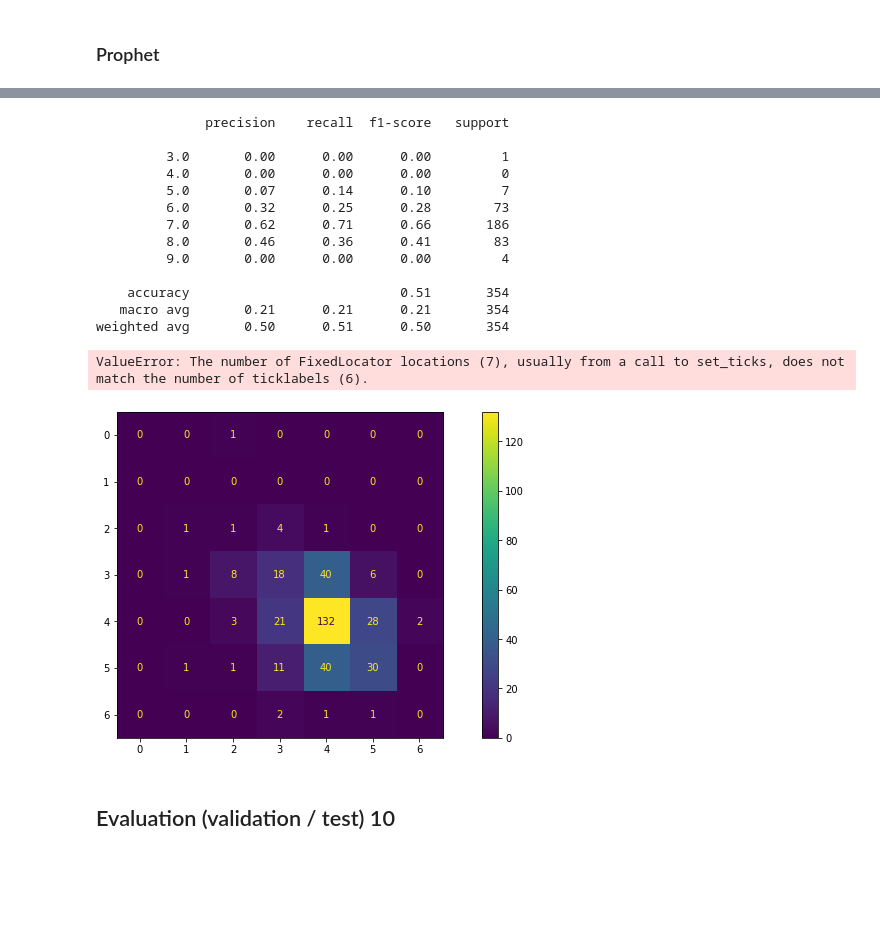
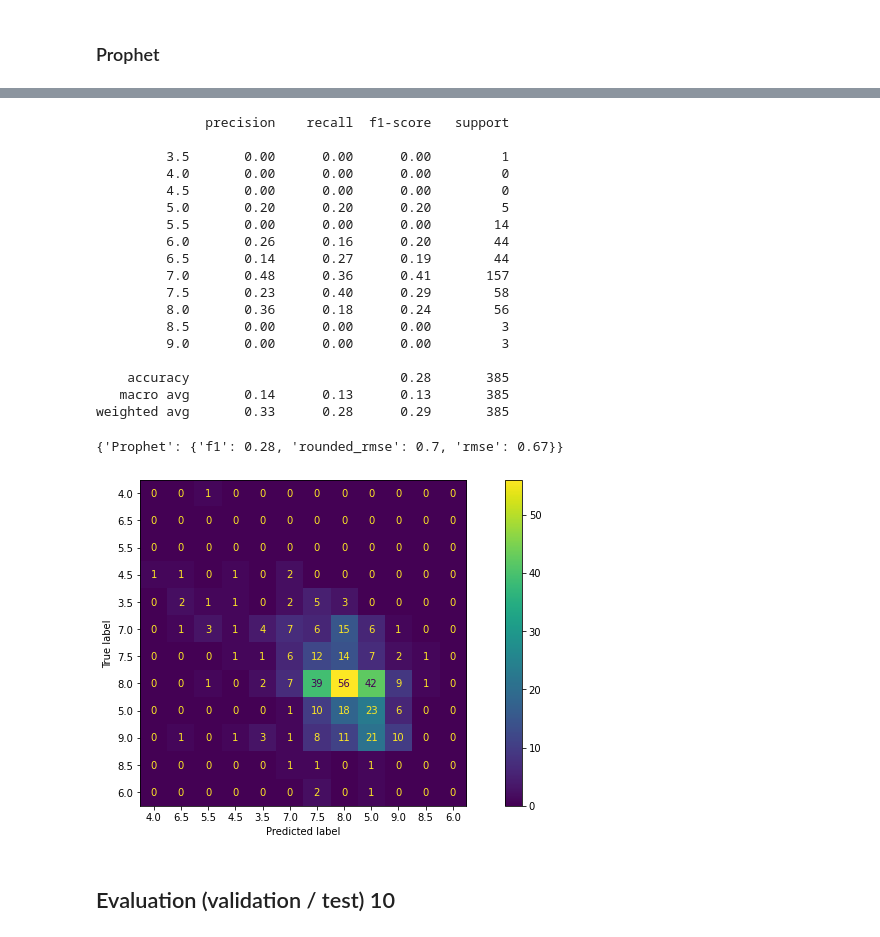
Before and after one commit to OlegBEZb/Data_Mining_assignment_1, a Jupyter notebook: Benchmarks and Feature Engineered models.ipynb, the cells around one changed output, grey strips where cells are left out. Cells and saved outputs as stored; diff of their text form; code cells hidden in the pictures; blank space fills up the shorter version.

Commit message:
updated for new eval func

```diff
--- a/Benchmarks and Feature Engineered models.ipynb
+++ b/Benchmarks and Feature Engineered models.ipynb
@@ -52,6 +36,13 @@ from sklearn.preprocessing import MinMaxScaler
 # df = pd.read_csv('data/mood.csv')
 # df['time'] = pd.to_datetime(df['time'])
 # df.head()
+# %%
+X_train = pd.read_csv('data/X_train.csv', index_col=0)
+X_train_minmax_scaled = pd.read_csv('data/X_train_minmax_scaled.csv', index_col=0)
+X_test = pd.read_csv('data/X_test.csv', index_col=0)
+X_test_minmax_scaled = pd.read_csv('data/X_test_minmax_scaled.csv', index_col=0)
+y_train = pd.read_csv('data/y_train.csv', index_col=0)
+y_test = pd.read_csv('data/y_test.csv', index_col=0)
 # %% [markdown]
 # Task 2
 # %% [markdown]
@@ -189,7 +150,7 @@ param_grid = {
 }
 
 clf = GridSearchCV(model, param_grid, refit=True)
-clf.fit(X_train_fb_scaled, y_train)
+clf.fit(X_train_minmax_scaled, y_train)
 print("Best score: " + str(clf.best_score_))
 print("Best params: " + str(clf.best_params_))
 model = clf.best_estimator_
@@ -480,11 +454,9 @@ Successfully installed deap-1.3.1 stopit-1.1.2 tpot-0.11.7 update-checker-0.18.0
 # %%
-X_train_fb['mood'] = X_train_fb['mood'].apply(lambda x: round(x))
-X_train_fb['prev_mood'] = X_train_fb['prev_mood'].apply(lambda x: round(x))
-y_train = y_train.round(0)
+X_train_minmax_scaled['mood'] = X_train_minmax_scaled['mood'].apply(lambda x: round(x))
+X_train_minmax_scaled['prev_mood'] = X_train_minmax_scaled['prev_mood'].apply(lambda x: round(x))
 
-X_test_fb['mood'] = X_test_fb['mood'].apply(lambda x: round(x))
-X_test_fb['prev_mood'] = X_test_fb['prev_mood'].apply(lambda x: round(x))
-y_test = y_test.round(0)
+X_test_minmax_scaled['mood'] = X_test_minmax_scaled['mood'].apply(lambda x: round(x))
+X_test_minmax_scaled['prev_mood'] = X_test_minmax_scaled['prev_mood'].apply(lambda x: round(x))
 # %%
 from tpot import TPOTClassifier
 
@@ -547,15 +515,19 @@ for participant in sorted(model_dict.keys()):
 # %% [markdown]
 ### Prophet
 # %%
+train = pd.read_csv('data/train.csv', index_col=0)
+test = pd.read_csv('data/test.csv', index_col=0)
+
+
 y_pred = pd.DataFrame()
-for idx in pivoted_df['id'].unique():
-    train = pd.concat([X_train, y_train], axis=1).loc[X_train['id_'+idx] == 1, ['time',0]].rename(columns={'time': 'ds', 0: 'y'})
-    test = pd.concat([X_test, y_test], axis=1).loc[X_test['id_'+idx] == 1, ['time',0]].rename(columns={'time': 'ds', 0: 'y'})
+for idx in train['id'].unique():
+    train_current = train[train['id'] == idx][['time', 'next_mood']].rename(columns={'time': 'ds', 'next_mood': 'y'})
+    test_current = test[test['id'] == idx][['time', 'next_mood']].rename(columns={'time': 'ds', 'next_mood': 'y'})
 
     m = Prophet(interval_width=0.95, weekly_seasonality=True);
-    model = m.fit(train);
+    model = m.fit(train_current);
 
-    if len(test['ds']) > 0:
-        forecast = m.predict(pd.DataFrame(test['ds']));
+    if len(test_current['ds']) > 0:
+        forecast = m.predict(pd.DataFrame(test_current['ds']));
         y_pred = pd.concat([y_pred, forecast['yhat']])
 # %% [output]
@@ -682,22 +653,27 @@ Iteration 46. Log joint probability =    43.2654. Improved by 6.66709e-09.
 ... (42 outputs left out)
 # %%
-eval_clf(y_test.round(0), y_pred.round(0))
+eval_all(y_test, y_pred, 'Prophet')
 # %% [output]
               precision    recall  f1-score   support
 
-         3.0       0.00      0.00      0.00         1
+         3.5       0.00      0.00      0.00         1
          4.0       0.00      0.00      0.00         0
-         5.0       0.07      0.14      0.10         7
-         6.0       0.32      0.25      0.28        73
-         7.0       0.62      0.71      0.66       186
-         8.0       0.46      0.36      0.41        83
-         9.0       0.00      0.00      0.00         4
+         4.5       0.00      0.00      0.00         0
+         5.0       0.20      0.20      0.20         5
+         5.5       0.00      0.00      0.00        14
+         6.0       0.26      0.16      0.20        44
+         6.5       0.14      0.27      0.19        44
+         7.0       0.48      0.36      0.41       157
+         7.5       0.23      0.40      0.29        58
+         8.0       0.36      0.18      0.24        56
+         8.5       0.00      0.00      0.00         3
+         9.0       0.00      0.00      0.00         3
 
-    accuracy                           0.51       354
-   macro avg       0.21      0.21      0.21       354
-weighted avg       0.50      0.51      0.50       354
+    accuracy                           0.28       385
+   macro avg       0.14      0.13      0.13       385
+weighted avg       0.33      0.28      0.29       385
-ValueError: The number of FixedLocator locations (7), usually from a call to set_ticks, does not match the number of ticklabels (6).
+{'Prophet': {'f1': 0.28, 'rounded_rmse': 0.7, 'rmse': 0.67}}
-[figure, old version]
+[figure, new version]
 # %% [markdown]
 ## Evaluation (validation / test) 10
 # %% [markdown]
```
Also changed, not shown: parts of 33 cells of this notebook.
